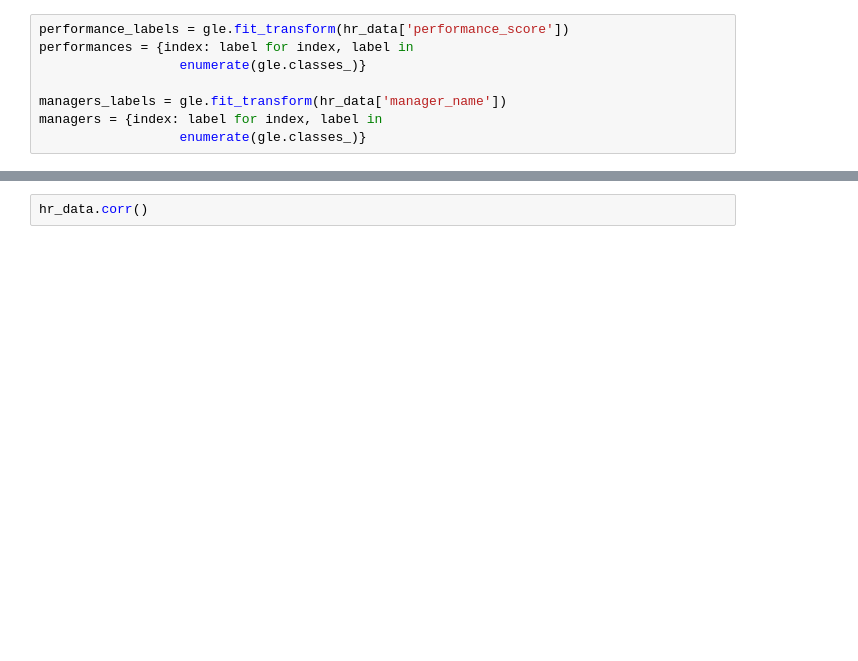
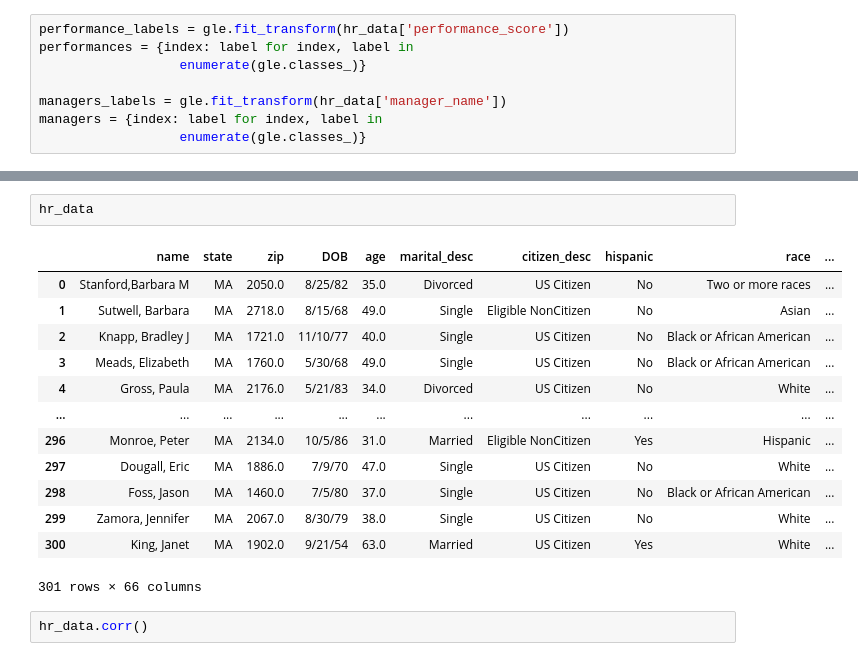
Before and after one commit to estkae/HR_project, a Jupyter notebook: Clean.ipynb, the cells around one changed output, grey strips where cells are left out. Cells and saved outputs as stored; diff of their text form; blank space fills up the shorter version.

```diff
--- a/Clean.ipynb
+++ b/Clean.ipynb
@@ -195,3 +259,19 @@ hr_data = hr_data.drop(columns='emp_num')
+# %%
+hr_data
+# %% [output]
+|  | name | state | zip | DOB | age | marital_desc | citizen_desc | hispanic | race | ... |
+| 0 | Stanford,Barbara M | MA | 2050.0 | 8/25/82 | 35.0 | Divorced | US Citizen | No | Two or more races | ... |
+| 1 | Sutwell, Barbara | MA | 2718.0 | 8/15/68 | 49.0 | Single | Eligible NonCitizen | No | Asian | ... |
+| 2 | Knapp, Bradley J | MA | 1721.0 | 11/10/77 | 40.0 | Single | US Citizen | No | Black or African American | ... |
+| 3 | Meads, Elizabeth | MA | 1760.0 | 5/30/68 | 49.0 | Single | US Citizen | No | Black or African American | ... |
+| 4 | Gross, Paula | MA | 2176.0 | 5/21/83 | 34.0 | Divorced | US Citizen | No | White | ... |
+| ... | ... | ... | ... | ... | ... | ... | ... | ... | ... | ... |
+| 296 | Monroe, Peter | MA | 2134.0 | 10/5/86 | 31.0 | Married | Eligible NonCitizen | Yes | Hispanic | ... |
+| 297 | Dougall, Eric | MA | 1886.0 | 7/9/70 | 47.0 | Single | US Citizen | No | White | ... |
+| 298 | Foss, Jason | MA | 1460.0 | 7/5/80 | 37.0 | Single | US Citizen | No | Black or African American | ... |
+| 299 | Zamora, Jennifer | MA | 2067.0 | 8/30/79 | 38.0 | Single | US Citizen | No | White | ... |
+| 300 | King, Janet | MA | 1902.0 | 9/21/54 | 63.0 | Married | US Citizen | Yes | White | ... |
+301 rows × 66 columns
 # %%
 hr_data.corr()
 # %% [output]
```
Also changed, not shown: parts of 17 cells of this notebook, 13 other files.
